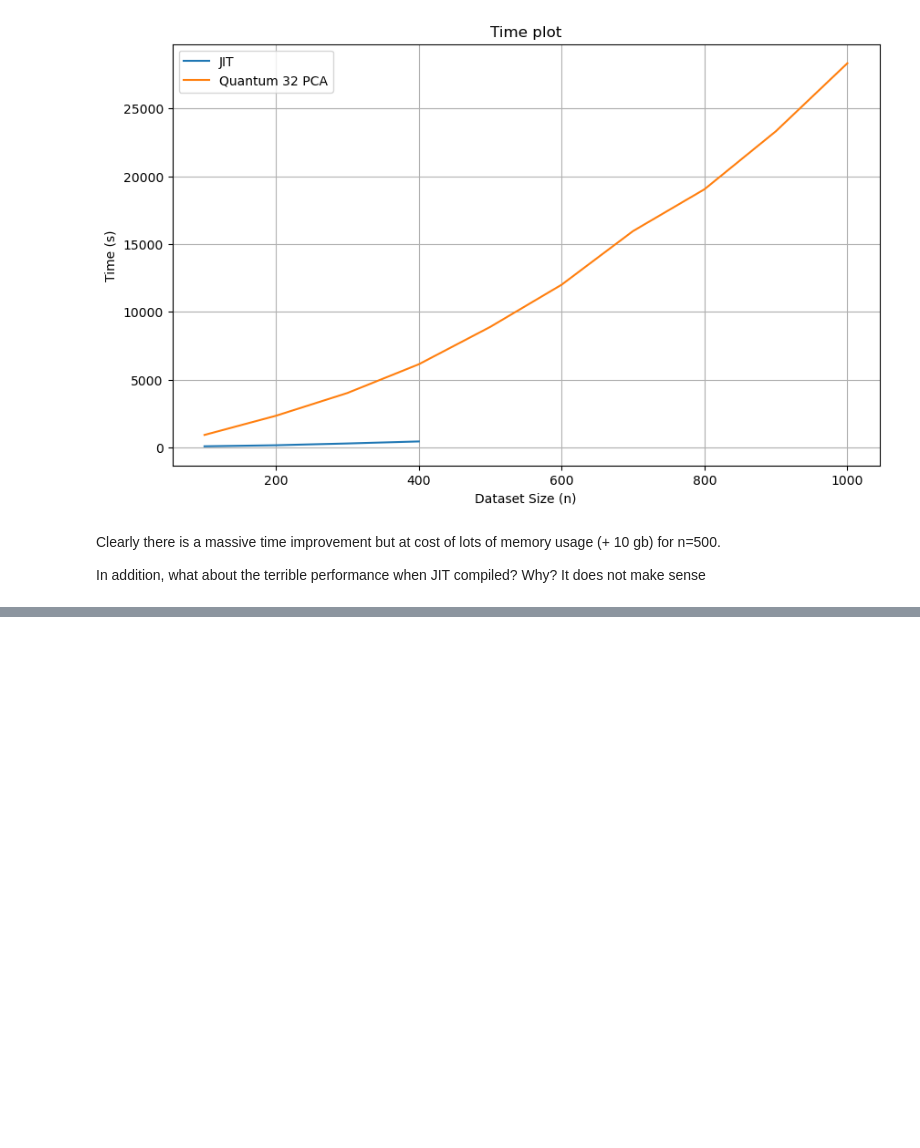
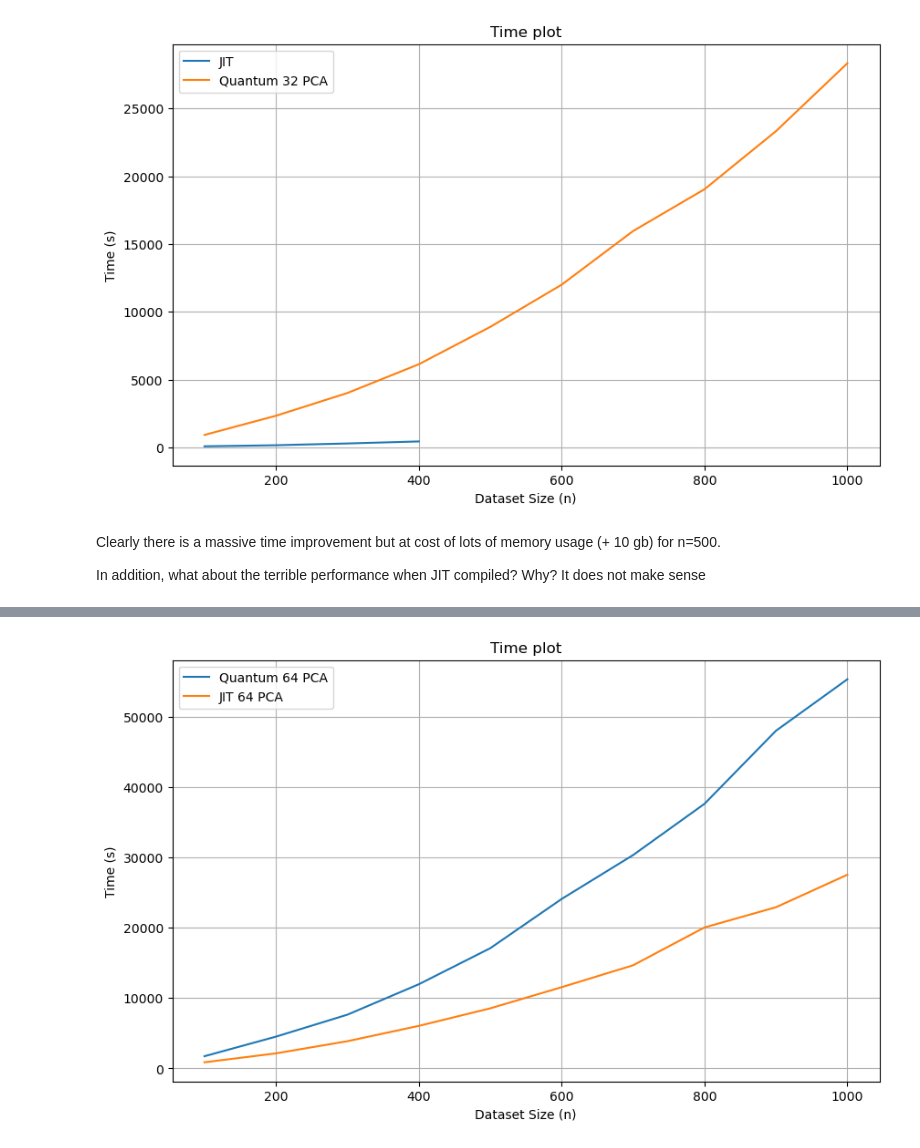
Before and after one commit to anamarsabi/QML-Research, a Jupyter notebook: efficiency_study.ipynb, the cells around one changed output, grey strips where cells are left out. Cells and saved outputs as stored; diff of their text form; code cells hidden in the pictures; blank space fills up the shorter version.

```diff
--- a/efficiency_study.ipynb
+++ b/efficiency_study.ipynb
@@ -1485,0 +1673,16 @@ In addition, what about the terrible performance when JIT compiled? Why? It does
+# %%
+# Plotting
+plt.figure(figsize=(10, 6))
+
+# Plot total times
+plt.plot(quantum_64['size'], quantum_64['time'], label='Quantum 64 PCA')
+plt.plot(JIT_64pca_results['size'], JIT_64pca_results['time'], label='JIT 64 PCA ')
+
+plt.xlabel('Dataset Size (n)')
+plt.ylabel('Time (s)')
+plt.title('Time plot')
+plt.legend()
+plt.grid(True)
+plt.show()
+# %% [output]
+[figure, added]
```
Also changed, not shown: parts of 48 cells of this notebook, 59 other files.
